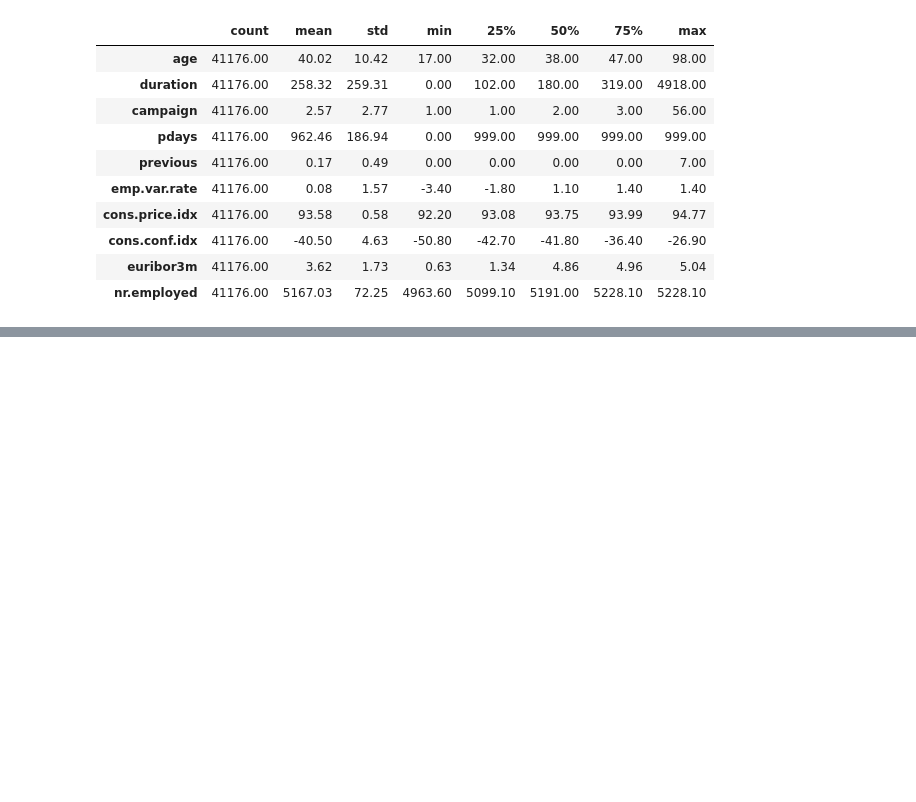
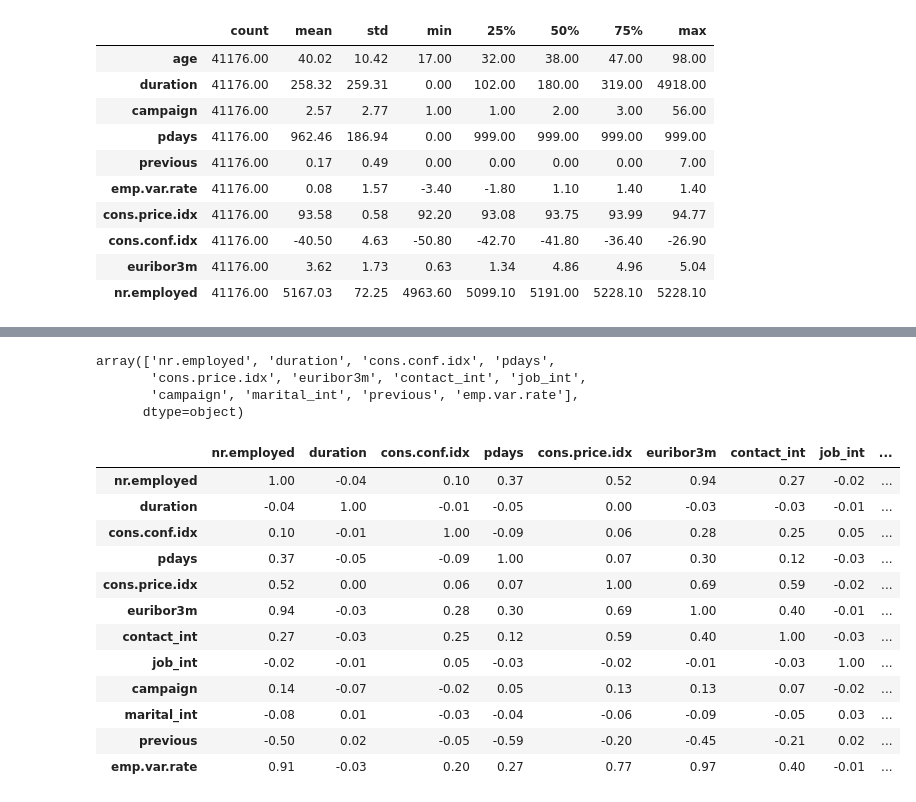
Before and after one commit to Bieloliver12/logistica, a Jupyter notebook: src/explore.ipynb, the cells around one changed output, grey strips where cells are left out. Saved outputs shown, nothing was run; the diff lists cells and outputs as text; code cells hidden in the pictures; blank space fills up the shorter version.

```diff
--- a/src/explore.ipynb
+++ b/src/explore.ipynb
@@ -109,0 +317,7 @@ df.describe().T
+# %%
+df_imp[df_imp.Importance>1]['Feature'].values
+# %% [output]
+array(['nr.employed', 'duration', 'cons.conf.idx', 'pdays',
+       'cons.price.idx', 'euribor3m', 'contact_int', 'job_int',
+       'campaign', 'marital_int', 'previous', 'emp.var.rate'],
+      dtype=object)
@@ -109,0 +327,16 @@ df.describe().T
+# %%
+X_train.corr()
+# %% [output]
+|  | nr.employed | duration | cons.conf.idx | pdays | cons.price.idx | euribor3m | contact_int | job_int | ... |
+| nr.employed | 1.00 | -0.04 | 0.10 | 0.37 | 0.52 | 0.94 | 0.27 | -0.02 | ... |
+| duration | -0.04 | 1.00 | -0.01 | -0.05 | 0.00 | -0.03 | -0.03 | -0.01 | ... |
+| cons.conf.idx | 0.10 | -0.01 | 1.00 | -0.09 | 0.06 | 0.28 | 0.25 | 0.05 | ... |
+| pdays | 0.37 | -0.05 | -0.09 | 1.00 | 0.07 | 0.30 | 0.12 | -0.03 | ... |
+| cons.price.idx | 0.52 | 0.00 | 0.06 | 0.07 | 1.00 | 0.69 | 0.59 | -0.02 | ... |
+| euribor3m | 0.94 | -0.03 | 0.28 | 0.30 | 0.69 | 1.00 | 0.40 | -0.01 | ... |
+| contact_int | 0.27 | -0.03 | 0.25 | 0.12 | 0.59 | 0.40 | 1.00 | -0.03 | ... |
+| job_int | -0.02 | -0.01 | 0.05 | -0.03 | -0.02 | -0.01 | -0.03 | 1.00 | ... |
+| campaign | 0.14 | -0.07 | -0.02 | 0.05 | 0.13 | 0.13 | 0.07 | -0.02 | ... |
+| marital_int | -0.08 | 0.01 | -0.03 | -0.04 | -0.06 | -0.09 | -0.05 | 0.03 | ... |
+| previous | -0.50 | 0.02 | -0.05 | -0.59 | -0.20 | -0.45 | -0.21 | 0.02 | ... |
+| emp.var.rate | 0.91 | -0.03 | 0.20 | 0.27 | 0.77 | 0.97 | 0.40 | -0.01 | ... |
```
Also changed, not shown: parts of 49 cells of this notebook.
